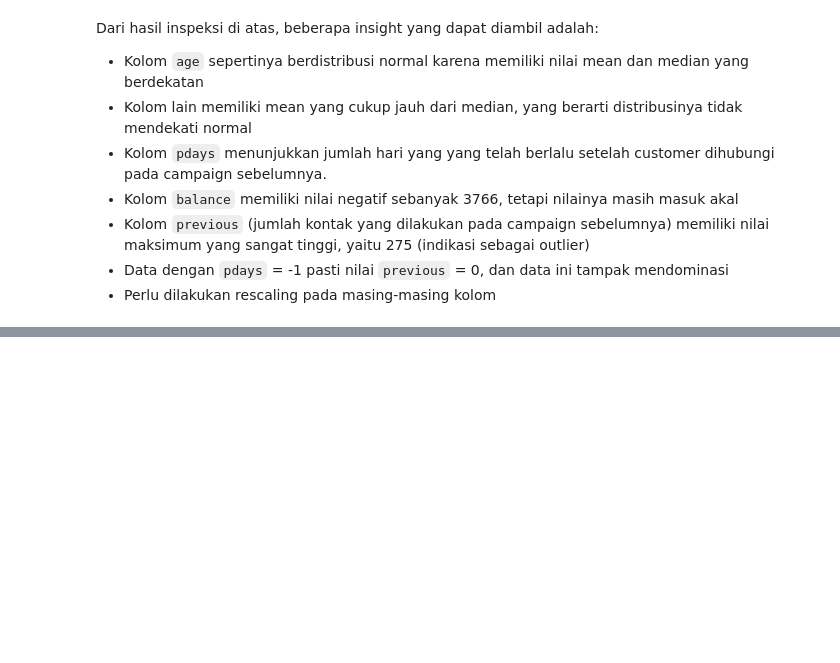
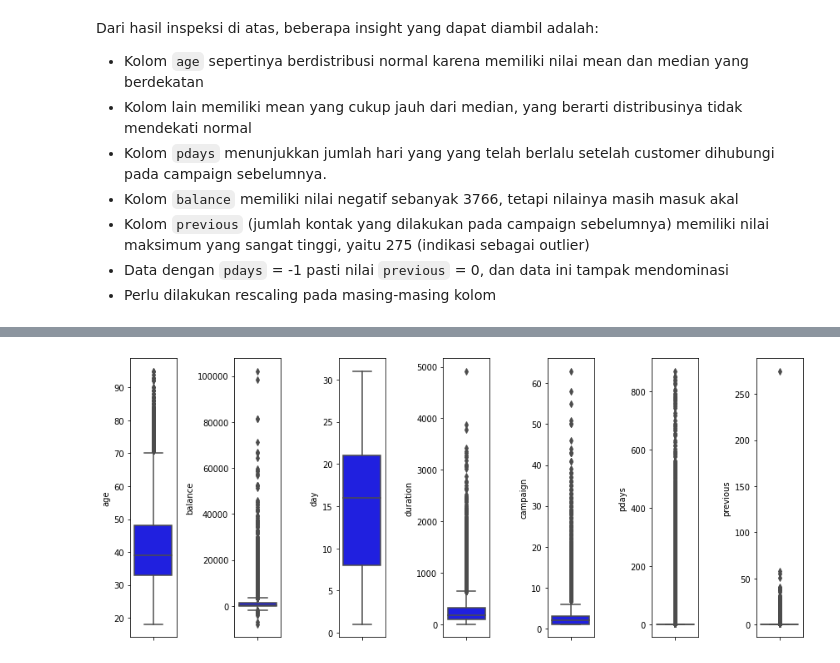
Before and after one commit to wahyunh10/Banking-Deposit-Target-Prediction, a Jupyter notebook: Banking_Deposit_Target_Prediction.ipynb, the cells around one changed output, grey strips where cells are left out. Cells and saved outputs as stored; diff of their text form; code cells hidden in the pictures; blank space fills up the shorter version.

```diff
--- a/Banking_Deposit_Target_Prediction.ipynb
+++ b/Banking_Deposit_Target_Prediction.ipynb
@@ -194,0 +271,8 @@ Dari hasil inspeksi di atas, beberapa insight yang dapat diambil adalah:
+# %%
+plt.figure(figsize=(12, 5))
+for i in range(len(num_cols)):
+    plt.subplot(1,7,i+1)
+    sns.boxplot(y = df[num_cols[i]], color = 'blue', orient = 'v')
+    plt.tight_layout()
+# %% [output]
+[figure, added]
```
Also changed, not shown: parts of 15 cells of this notebook.
